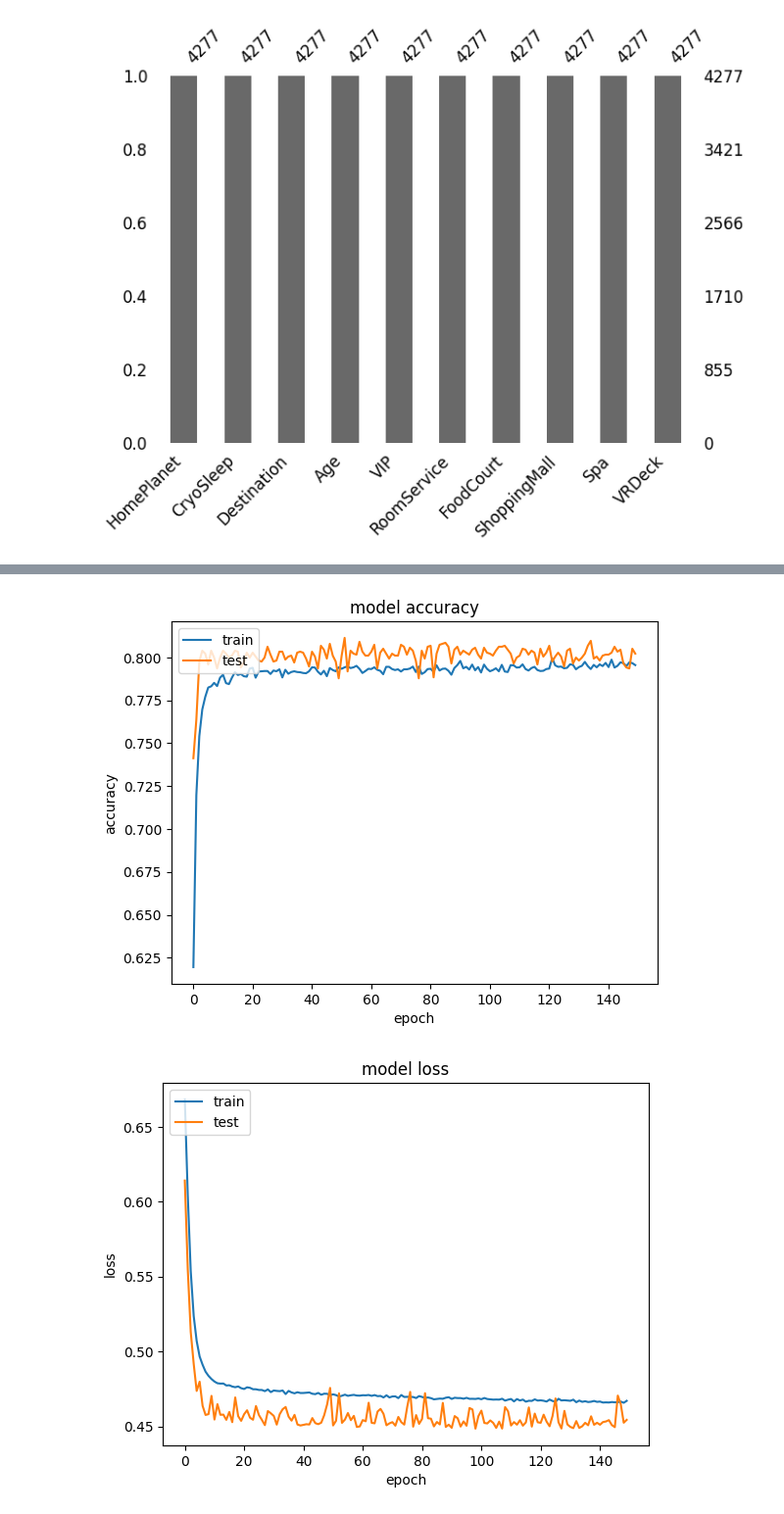
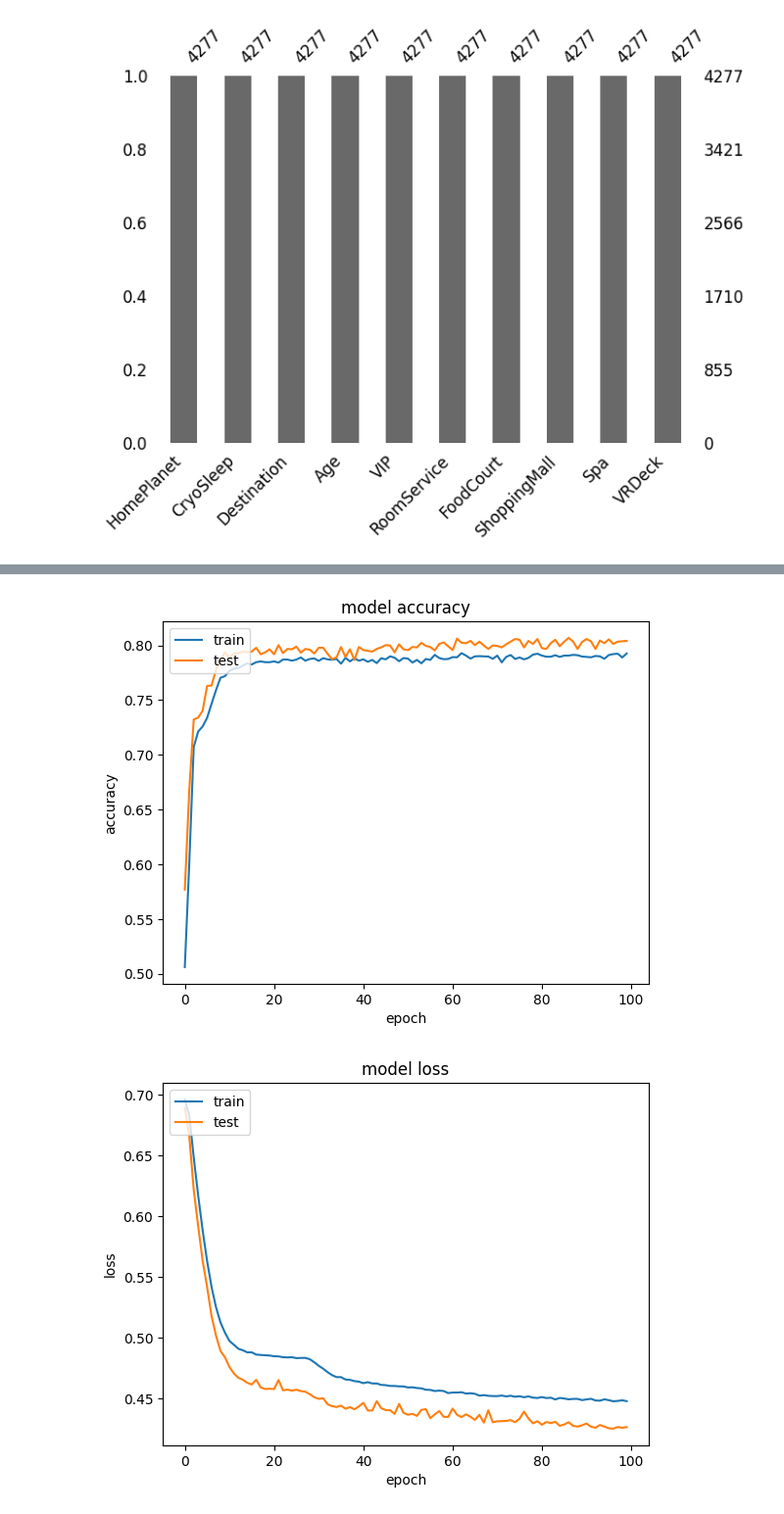
Before and after one commit to QGdtsc/ML_data, a Jupyter notebook: Kaggle_competitions/Spaceship/Spaceship_create_model_1_V2.ipynb, the cells around one changed output, grey strips where cells are left out. Shown: that part at 98% size. Drawn from its saved outputs; the diff is of its cells as text; code cells hidden in the pictures.

```diff
--- a/Kaggle_competitions/Spaceship/Spaceship_create_model_1_V2.ipynb
+++ b/Kaggle_competitions/Spaceship/Spaceship_create_model_1_V2.ipynb
@@ -312,40 +312,23 @@ mso.bar(df_test,ax=ax_test,fontsize = 12)
 # Creation du modele
 classifier_model = tf.keras.Sequential()
 
-# #Input layer with 10 inputs neurons
-# classifier_model.add(tf.keras.layers.Dense(5, activation = 'relu', input_dim = 10))
-# # Hidden layers
-# classifier_model.add(tf.keras.layers.Dense(3, activation = 'relu'))
-# classifier_model.add(tf.keras.layers.Dense(2, activation = 'relu'))
-# # Output layer with 1 output neuron which will predict 1 or 0
-# classifier_model.add(tf.keras.layers.Dense(1, activation='sigmoid'))
+#Input layer with 10 inputs neurons
+classifier_model.add(tf.keras.layers.Dense(5, activation = 'relu', input_dim = 10))
 
-# #Input layer with 10 inputs neurons
-# classifier_model.add(tf.keras.layers.Dense(6, activation = 'relu', input_dim = 10))
-# # Hidden layers
-# classifier_model.add(tf.keras.layers.Dense(3, activation = 'relu'))
-# # classifier_model.add(tf.keras.layers.Dense(2, activation = 'relu'))
-# # Output layer with 1 output neuron which will predict 1 or 0
-# classifier_model.add(tf.keras.layers.Dense(1, activation='sigmoid'))
+# Hidden layers
+classifier_model.add(tf.keras.layers.Dense(3, activation = 'relu'))
+classifier_model.add(tf.keras.layers.Dense(2, activation = 'relu'))
 
-
-#Input layer with 10 inputs neurons
-classifier_model.add(tf.keras.layers.Dense(7, activation = 'relu', input_dim = 10))
-# Hidden layers
-classifier_model.add(tf.keras.layers.Dense(4, activation = 'relu'))
-classifier_model.add(tf.keras.layers.Dense(2, activation = 'relu'))
 # Output layer with 1 output neuron which will predict 1 or 0
 classifier_model.add(tf.keras.layers.Dense(1, activation='sigmoid'))
-
-
 
 # Compilation du modele
 classifier_model.compile(optimizer = 'adam', loss = 'binary_crossentropy', metrics = ['accuracy'])
 
 # Entrainement du modele
 # history = classifier_model.fit(x_train, y_train, validation_split=0.33, batch_size = 10, epochs = 100)
-# history = classifier_model.fit(x_train, y_train, validation_split=0.33, batch_size = 20, epochs = 100)
-history = classifier_model.fit(x_train, y_train, validation_split=0.20, batch_size = 15, epochs = 150, shuffle=True)
+history = classifier_model.fit(x_train, y_train, validation_split=0.33, batch_size = 20, epochs = 100)
+
 
 # list all data in history
 print(history.history.keys())
@@ -385,6 +368,6 @@ Epoch 150/150
 dict_keys(['loss', 'accuracy', 'val_loss', 'val_accuracy'])
-[figure, old version]
+[figure, new version]
-[figure, old version]
+[figure, new version]
 # %%
 # Tester le modele sur le dataframe de test
 
```
Also changed, not shown: parts of 2 cells of this notebook.
